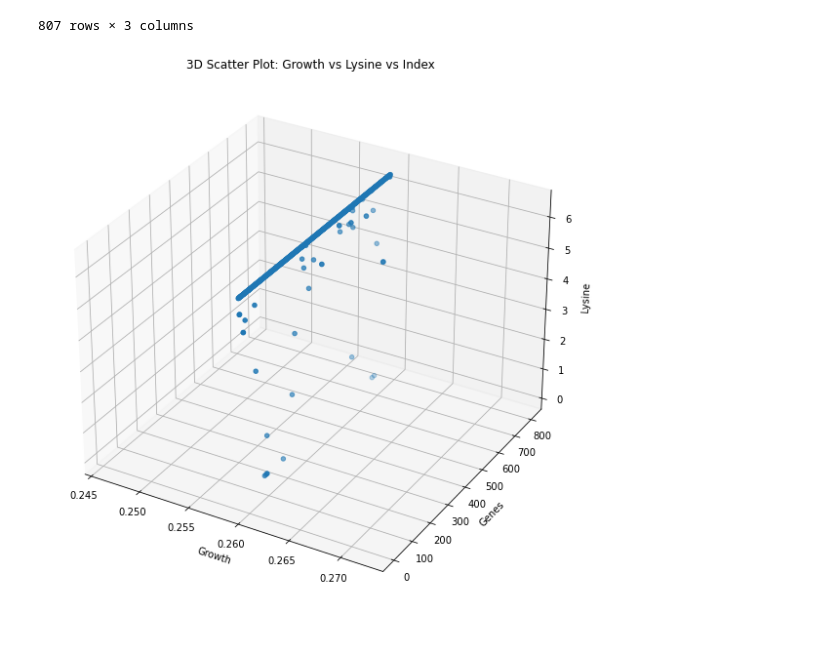
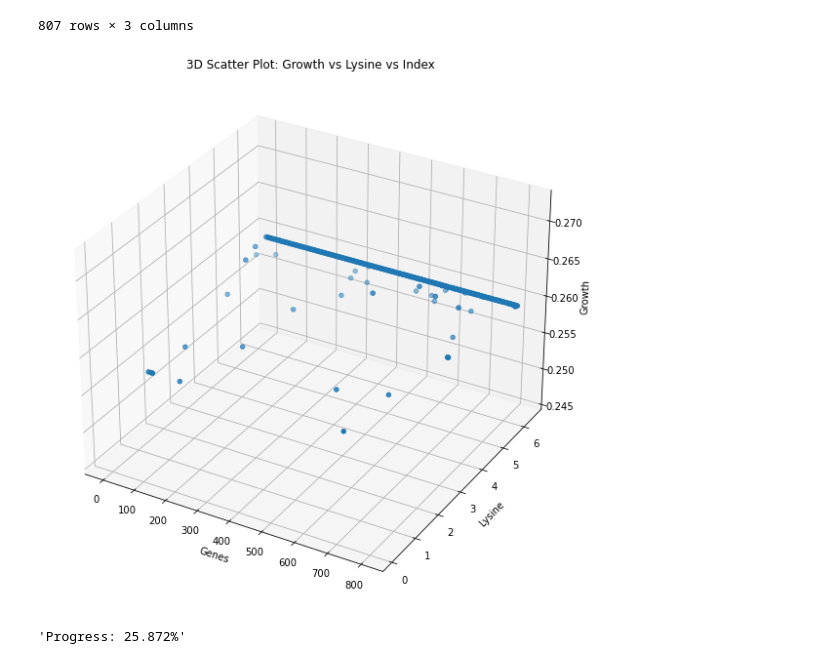
Before and after one commit to 27410/group-assingment-group-9, a Jupyter notebook: manual_gene_knockout.ipynb, the cells around one changed output. Saved outputs shown, nothing was run; the diff lists cells and outputs as text; code cells hidden in the pictures.

```diff
--- a/manual_gene_knockout.ipynb
+++ b/manual_gene_knockout.ipynb
@@ -189,26 +189,32 @@ df_single_KO
 | 806 | None | 0.259194 | 6.397161 |
 807 rows × 3 columns
 # %%
-df_single_KO = df_single_KO.sort_values('growth')
+df_single_KO = df_single_KO.sort_values('lysine')
 
 fig = plt.figure(figsize=(14, 10))
 ax = fig.add_subplot(111, projection='3d')
-ax.scatter(df_single_KO['growth'], df_single_KO.index, df_single_KO['lysine'])
+ax.scatter(df_single_KO.index, df_single_KO['lysine'], df_single_KO['growth'])
 
-ax.set_xlabel('Growth')
-ax.set_ylabel('Genes')
-ax.set_zlabel('Lysine')
+ax.set_xlabel('Genes')
+ax.set_ylabel('Lysine')
+ax.set_zlabel('Growth')
 
 plt.title('3D Scatter Plot: Growth vs Lysine vs Index')
 plt.show()
 # %% [output]
-[figure, old version]
+[figure, new version]
 # %%
 from itertools import combinations
+from IPython.display import display, clear_output
+
+N = len(model.genes)**2
+i = 0
 
 double_KO_results = []
 
 for gene1, gene2 in combinations(model.genes, 2):
+    i+=1
+
     with model:
         gene1.knock_out()
         gene2.knock_out()
@@ -225,5 +231,14 @@ for gene1, gene2 in combinations(model.genes, 2):
             "lysine": solution['DAPDC']
         })
 
+    progress_text = f"Progress: {round(i/N*100, 3)}%"
+    clear_output(wait=True)
+    display(progress_text)
+
+clear_output()
+print("KO completed!")
+
 df_double_KO = pd.DataFrame(double_KO_results, columns=["protein_id_gene1", "protein_id_gene2", "growth", "lysine"])
 df_double_KO
+# %% [output]
+'Progress: 25.872%'
```
Also changed, not shown: 4 other files.
